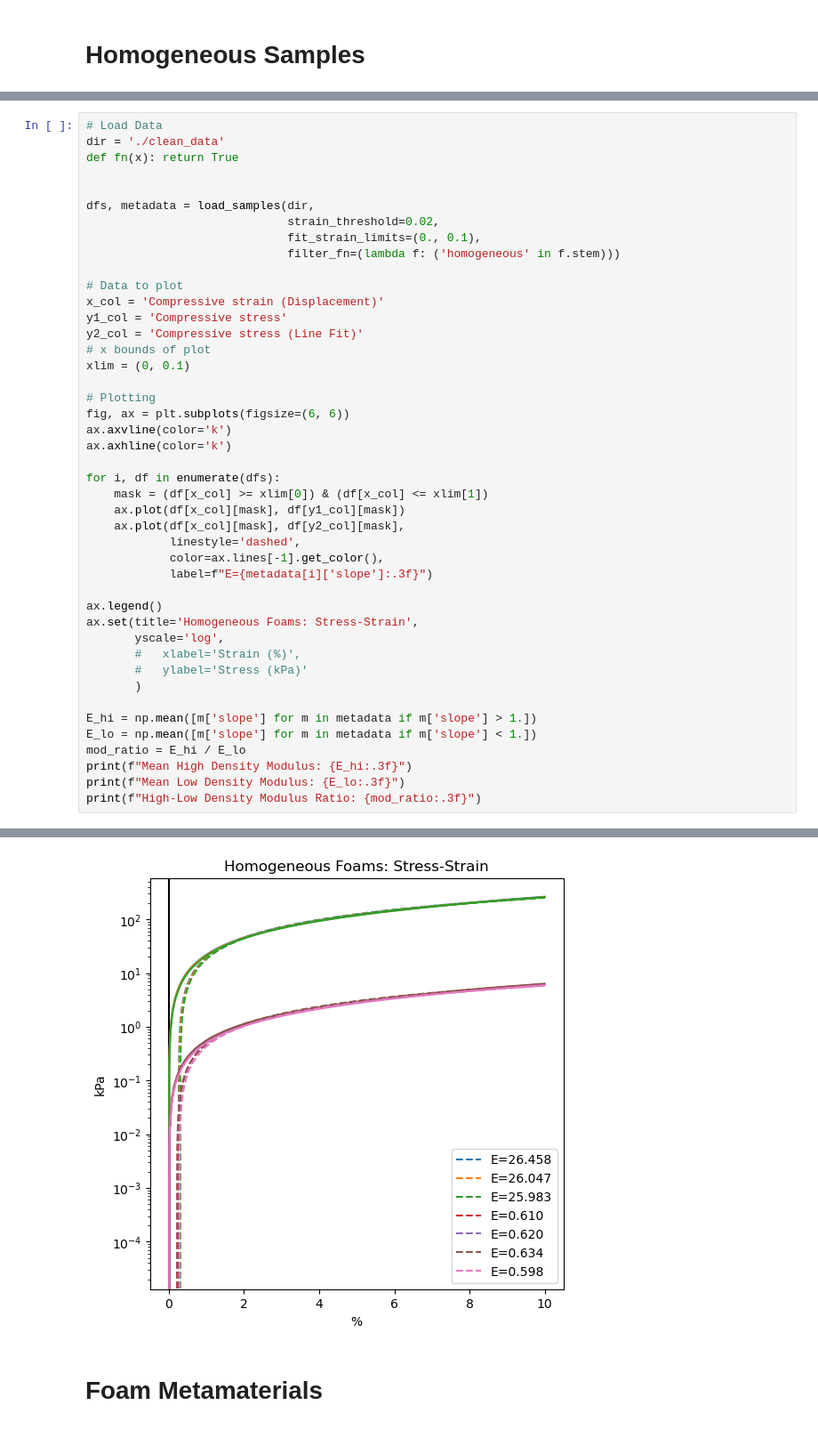
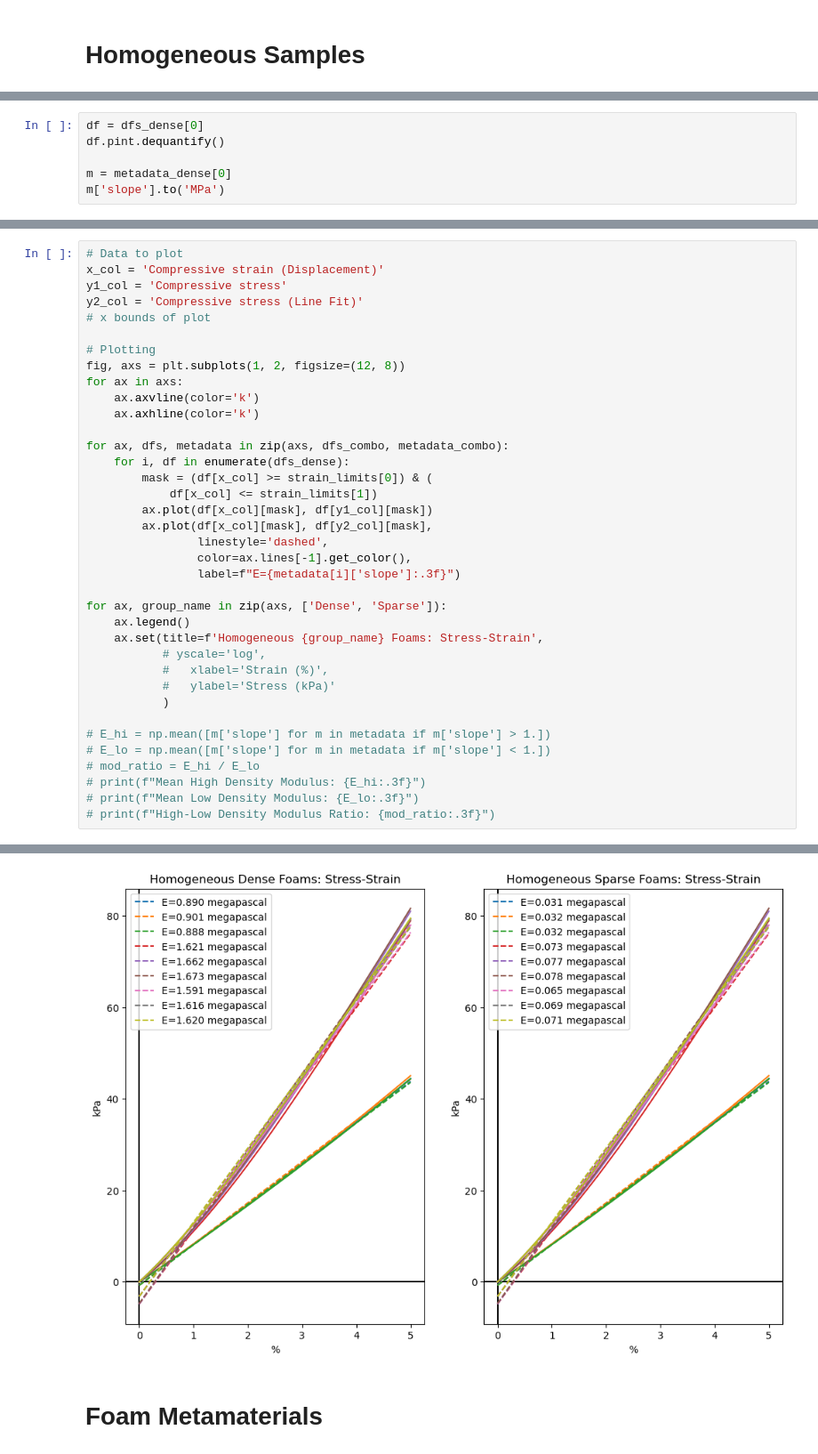
Before and after one commit to TransformativeRoboticsLab/FDE-Metamaterials, a Jupyter notebook: data/instron_tests/analysis.ipynb, the cells around one changed output, grey strips where cells are left out. Shown at 89% size. Cells and saved outputs as stored; diff of their text form.

```diff
--- a/data/instron_tests/analysis.ipynb
+++ b/data/instron_tests/analysis.ipynb
@@ -18,0 +37,6 @@ ureg.mpl_formatter = "{:~P}"
+# %%
+df = dfs_dense[0]
+df.pint.dequantify()
+
+m = metadata_dense[0]
+m['slope'].to('MPa')
@@ -19,45 +45,38 @@ ureg.mpl_formatter = "{:~P}"
 # %%
-# Load Data
-dir = './clean_data'
-def fn(x): return True
-
-
-dfs, metadata = load_samples(dir,
-                             strain_threshold=0.02,
-                             fit_strain_limits=(0., 0.1),
-                             filter_fn=(lambda f: ('homogeneous' in f.stem)))
-
 # Data to plot
 x_col = 'Compressive strain (Displacement)'
 y1_col = 'Compressive stress'
 y2_col = 'Compressive stress (Line Fit)'
 # x bounds of plot
-xlim = (0, 0.1)
 
 # Plotting
-fig, ax = plt.subplots(figsize=(6, 6))
-ax.axvline(color='k')
-ax.axhline(color='k')
+fig, axs = plt.subplots(1, 2, figsize=(12, 8))
+for ax in axs:
+    ax.axvline(color='k')
+    ax.axhline(color='k')
 
-for i, df in enumerate(dfs):
-    mask = (df[x_col] >= xlim[0]) & (df[x_col] <= xlim[1])
-    ax.plot(df[x_col][mask], df[y1_col][mask])
-    ax.plot(df[x_col][mask], df[y2_col][mask],
-            linestyle='dashed',
-            color=ax.lines[-1].get_color(),
-            label=f"E={metadata[i]['slope']:.3f}")
+for ax, dfs, metadata in zip(axs, dfs_combo, metadata_combo):
+    for i, df in enumerate(dfs_dense):
+        mask = (df[x_col] >= strain_limits[0]) & (
+            df[x_col] <= strain_limits[1])
+        ax.plot(df[x_col][mask], df[y1_col][mask])
+        ax.plot(df[x_col][mask], df[y2_col][mask],
+                linestyle='dashed',
+                color=ax.lines[-1].get_color(),
+                label=f"E={metadata[i]['slope']:.3f}")
 
-ax.legend()
-ax.set(title='Homogeneous Foams: Stress-Strain',
-       yscale='log',
-       #   xlabel='Strain (%)',
-       #   ylabel='Stress (kPa)'
-       )
+for ax, group_name in zip(axs, ['Dense', 'Sparse']):
+    ax.legend()
+    ax.set(title=f'Homogeneous {group_name} Foams: Stress-Strain',
+           # yscale='log',
+           #   xlabel='Strain (%)',
+           #   ylabel='Stress (kPa)'
+           )
 
-E_hi = np.mean([m['slope'] for m in metadata if m['slope'] > 1.])
-E_lo = np.mean([m['slope'] for m in metadata if m['slope'] < 1.])
-mod_ratio = E_hi / E_lo
-print(f"Mean High Density Modulus: {E_hi:.3f}")
-print(f"Mean Low Density Modulus: {E_lo:.3f}")
-print(f"High-Low Density Modulus Ratio: {mod_ratio:.3f}")
+# E_hi = np.mean([m['slope'] for m in metadata if m['slope'] > 1.])
+# E_lo = np.mean([m['slope'] for m in metadata if m['slope'] < 1.])
+# mod_ratio = E_hi / E_lo
+# print(f"Mean High Density Modulus: {E_hi:.3f}")
+# print(f"Mean Low Density Modulus: {E_lo:.3f}")
+# print(f"High-Low Density Modulus Ratio: {mod_ratio:.3f}")
 # %% [output]
@@ -67,4 +83,4 @@ High-Low Density Modulus Ratio: 42.487
-[figure, old version]
+[figure, new version]
 # %% [markdown]
 # Foam Metamaterials
 # %%
```
Also changed, not shown: parts of 5 cells of this notebook.
